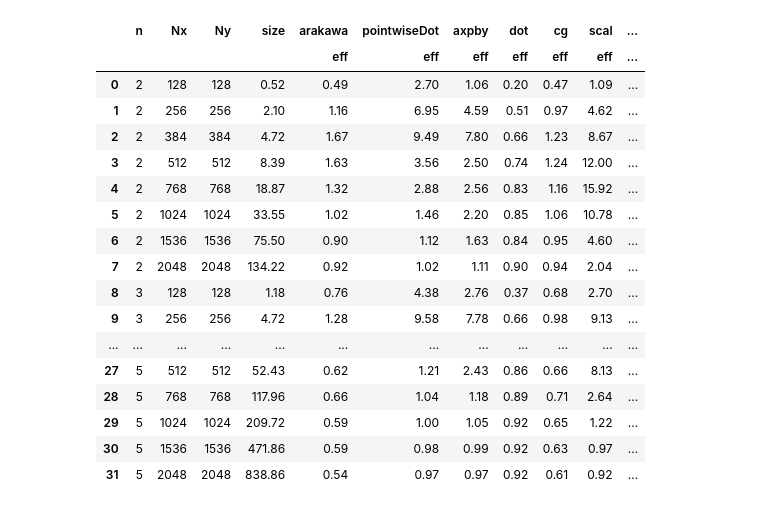
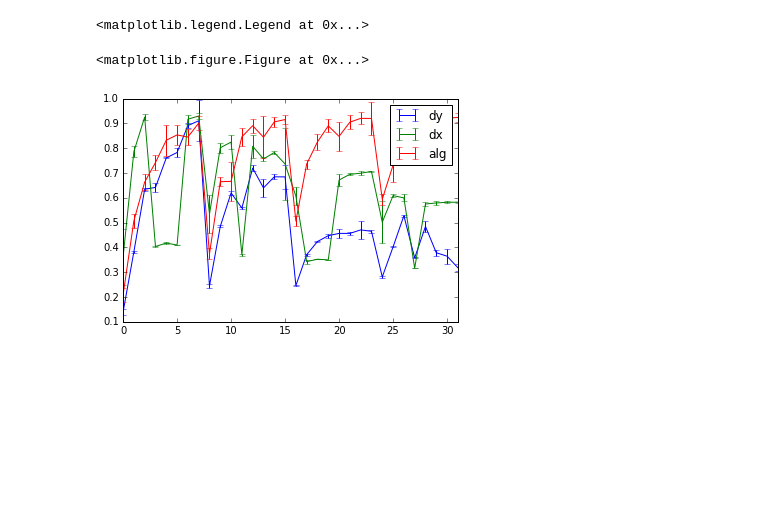
Before and after one commit to mwiesenberger/performance, a Jupyter notebook: analysis.ipynb, the cells around one changed output. Drawn from its saved outputs; the diff is of its cells as text; code cells hidden in the pictures; blank space fills up the shorter version.

```diff
--- a/analysis.ipynb
+++ b/analysis.ipynb
@@ -5,4 +5,14 @@ import matplotlib.pyplot as plt
 # %%
 memops = {'scal':2, 'axpby':3, 'pointwiseDot':6, 'dot':2, 'dx':3, 'dy':3,
          'arakawa':34, 'cg':42}
+# %%
+#read in csv file
+df1 = pd.read_csv('benchmark_skl_mpi1.csv', delimiter=' ')
+#add size and get rid of non-relevant columns
+df1.insert(0,'size', 8*df1['n']*df1['n']*df1['Nx']*df1['Ny']/1e6)
+dfb=df1
+for name, mem in memops.items():
+    dfb[name] = df1['size']/1000*mem/df1[name]
+dfr = dfb[['n','Nx','Ny','size']+list(memops.keys())]
+#dfr
 # %%
@@ -52,24 +36,15 @@ efficiency=efficiency.join( dfr[cols])
 #efficiency=efficiency.set_index('size')
 # %%
 pd.set_option('precision',2)
-efficiency
+#efficiency
-# %% [output]
-|  | n | Nx | Ny | size | arakawa | pointwiseDot | axpby | dot | cg | scal | ... |
-|  |  |  |  |  | eff | eff | eff | eff | eff | eff | ... |
-| 0 | 2 | 128 | 128 | 0.52 | 0.49 | 2.70 | 1.06 | 0.20 | 0.47 | 1.09 | ... |
-| 1 | 2 | 256 | 256 | 2.10 | 1.16 | 6.95 | 4.59 | 0.51 | 0.97 | 4.62 | ... |
-| 2 | 2 | 384 | 384 | 4.72 | 1.67 | 9.49 | 7.80 | 0.66 | 1.23 | 8.67 | ... |
-| 3 | 2 | 512 | 512 | 8.39 | 1.63 | 3.56 | 2.50 | 0.74 | 1.24 | 12.00 | ... |
-| 4 | 2 | 768 | 768 | 18.87 | 1.32 | 2.88 | 2.56 | 0.83 | 1.16 | 15.92 | ... |
-| 5 | 2 | 1024 | 1024 | 33.55 | 1.02 | 1.46 | 2.20 | 0.85 | 1.06 | 10.78 | ... |
-| 6 | 2 | 1536 | 1536 | 75.50 | 0.90 | 1.12 | 1.63 | 0.84 | 0.95 | 4.60 | ... |
-| 7 | 2 | 2048 | 2048 | 134.22 | 0.92 | 1.02 | 1.11 | 0.90 | 0.94 | 2.04 | ... |
-| 8 | 3 | 128 | 128 | 1.18 | 0.76 | 4.38 | 2.76 | 0.37 | 0.68 | 2.70 | ... |
-| 9 | 3 | 256 | 256 | 4.72 | 1.28 | 9.58 | 7.78 | 0.66 | 0.98 | 9.13 | ... |
-| ... | ... | ... | ... | ... | ... | ... | ... | ... | ... | ... | ... |
-| 27 | 5 | 512 | 512 | 52.43 | 0.62 | 1.21 | 2.43 | 0.86 | 0.66 | 8.13 | ... |
-| 28 | 5 | 768 | 768 | 117.96 | 0.66 | 1.04 | 1.18 | 0.89 | 0.71 | 2.64 | ... |
-| 29 | 5 | 1024 | 1024 | 209.72 | 0.59 | 1.00 | 1.05 | 0.92 | 0.65 | 1.22 | ... |
-| 30 | 5 | 1536 | 1536 | 471.86 | 0.59 | 0.98 | 0.99 | 0.92 | 0.63 | 0.97 | ... |
-| 31 | 5 | 2048 | 2048 | 838.86 | 0.54 | 0.97 | 0.97 | 0.92 | 0.61 | 0.92 | ... |
+# %%
+fig=plt.figure()
+ax = efficiency['dy'].plot(style='ro',y='eff',yerr='eff_err')
+ax = efficiency['dx'].plot(style='ro',y='eff',yerr='eff_err',ax=ax)
+ax = efficiency['dot'].plot(style='ro',y='eff',yerr='eff_err',ax=ax)
+ax.legend(['dy','dx','alg'])
+# %% [output]
+<matplotlib.legend.Legend at 0x...>
+<matplotlib.figure.Figure at 0x...>
+[figure, added]
 # %%
```
Also changed, not shown: parts of 6 cells of this notebook, 3 other files.
